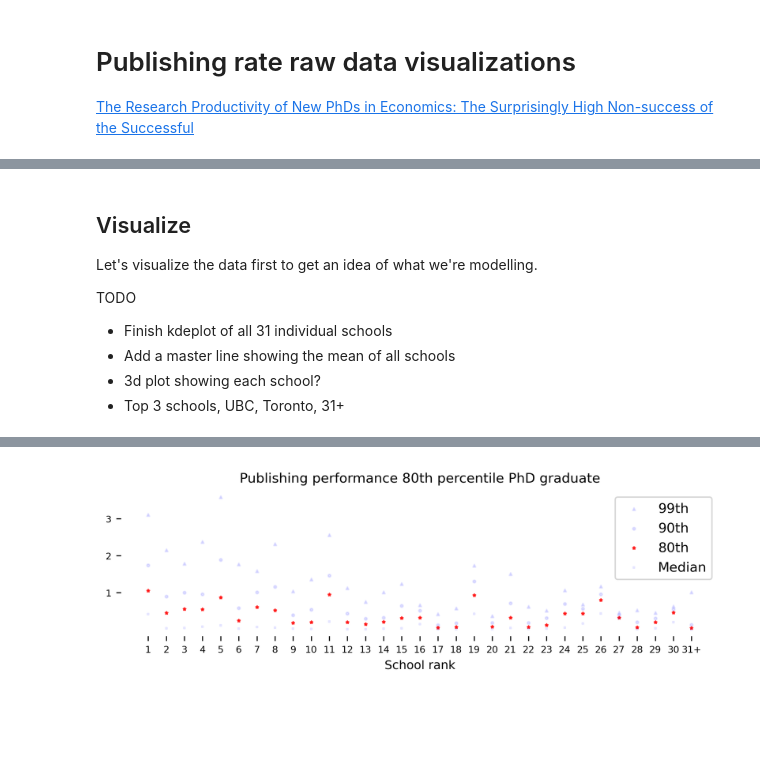
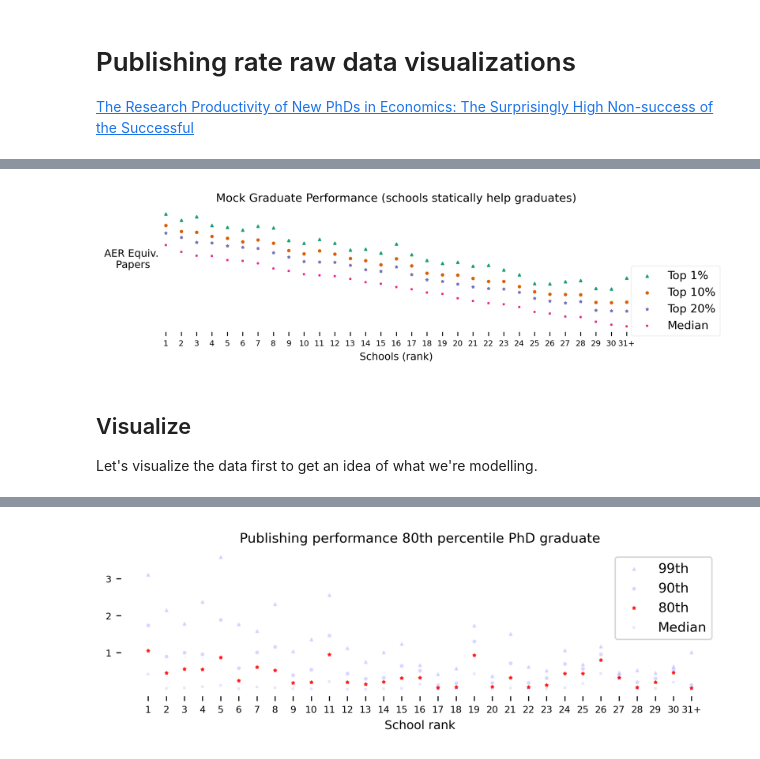
Before and after one commit to mviz/publish_rate_analysis, a Jupyter notebook: publishing_rate_raw_visualizations.ipynb, the cells around one changed output, grey strips where cells are left out. Saved outputs shown, nothing was run; the diff lists cells and outputs as text; code cells hidden in the pictures; blank space fills up the shorter version.

```diff
--- a/publishing_rate_raw_visualizations.ipynb
+++ b/publishing_rate_raw_visualizations.ipynb
@@ -18,0 +58,30 @@ mock_data = pd.read_csv("fake_data/mock_data.csv")
+# %%
+sns.set_palette("Dark2")
+
+fig_mock_sh, ax = plt.subplots(figsize=(8,2))
+fig_mock_sh.set_dpi(300)
+
+mean_aer_quantiles = mock_data_quantiles_sh
+
+xtick_names = [str(integer) for integer in range(1,31)]
+xtick_names.append('31+')
+
+ax.scatter(mean_aer_quantiles["Rank"], mean_aer_quantiles["99th"], marker='^', alpha=1, label="Top 1%", s=4);
+ax.scatter(mean_aer_quantiles["Rank"], mean_aer_quantiles["90th"], marker='o', alpha=1, label="Top 10%", s=4);
+ax.scatter(mean_aer_quantiles["Rank"], mean_aer_quantiles["80th"], marker='*',  alpha=1, label="Top 20%", s=4);
+ax.scatter(mean_aer_quantiles["Rank"], mean_aer_quantiles["50th"], marker='+',  alpha=1, label="Median", s=4);
+ax.set_title("Mock Graduate Performance (schools statically help graduates)", fontsize=10)
+ax.set_xticks(range(1,32))
+ax.set_xticklabels(xtick_names, fontsize=7)
+ax.set_xlabel("Schools (rank)", fontsize=9)
+ax.set_ylabel("AER Equiv.\n Papers", rotation=0, fontsize=9, labelpad=10)
+ax.set_yticks([])
+
+ax.spines["left"].set_visible(False)
+ax.spines["top"].set_visible(False)
+ax.spines["right"].set_visible(False)
+ax.spines["bottom"].set_visible(False)
+
+ax.legend(loc='right', bbox_to_anchor=(1.15, 0.25),  ncol=1, framealpha=0.25);
+# %% [output]
+[figure, added]
@@ -20,11 +92,4 @@ mock_data = pd.read_csv("fake_data/mock_data.csv")
 ## Visualize
 
 Let's visualize the data first to get an idea of what we're modelling.
-
-TODO
-
-*   Finish kdeplot of all 31 individual schools
-*   Add a master line showing the mean of all schools
-*   3d plot showing each school?
-*   Top 3 schools, UBC, Toronto, 31+
 # %%
```
Also changed, not shown: parts of 21 cells of this notebook, 14 other files.
